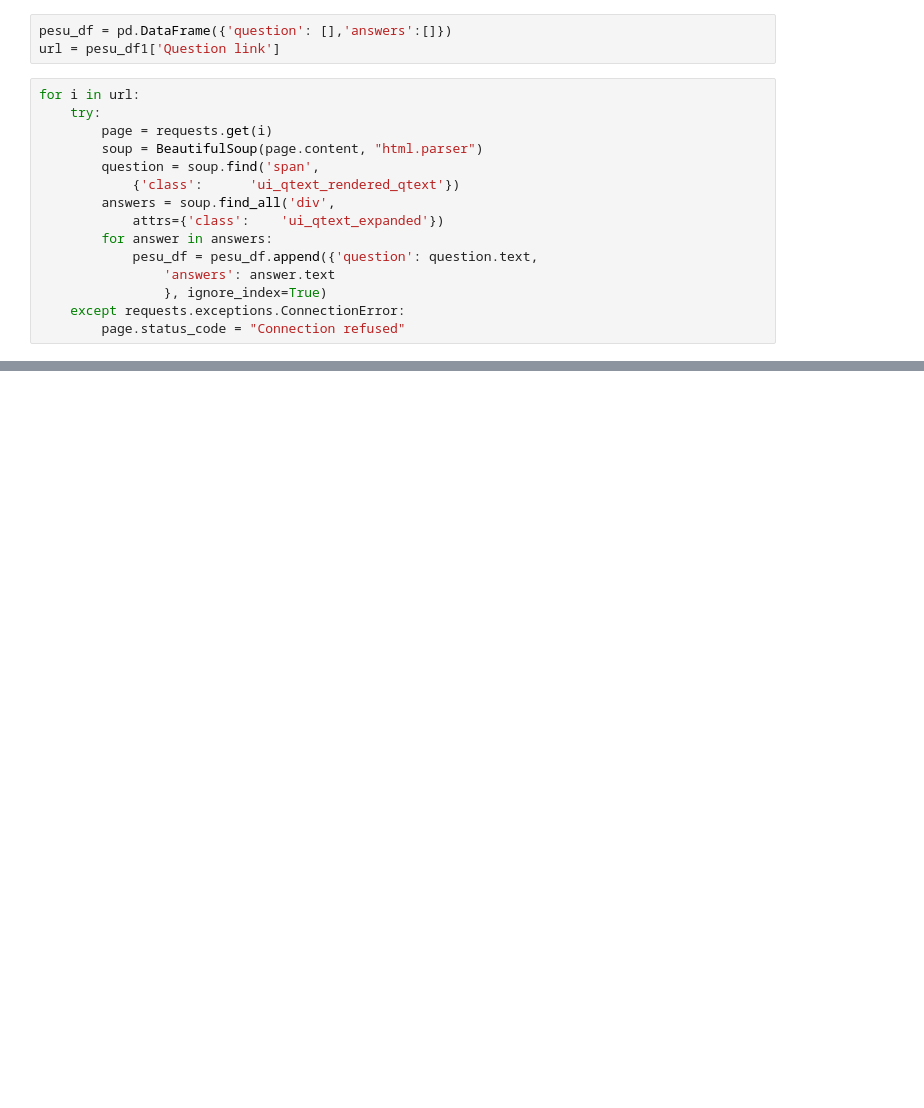
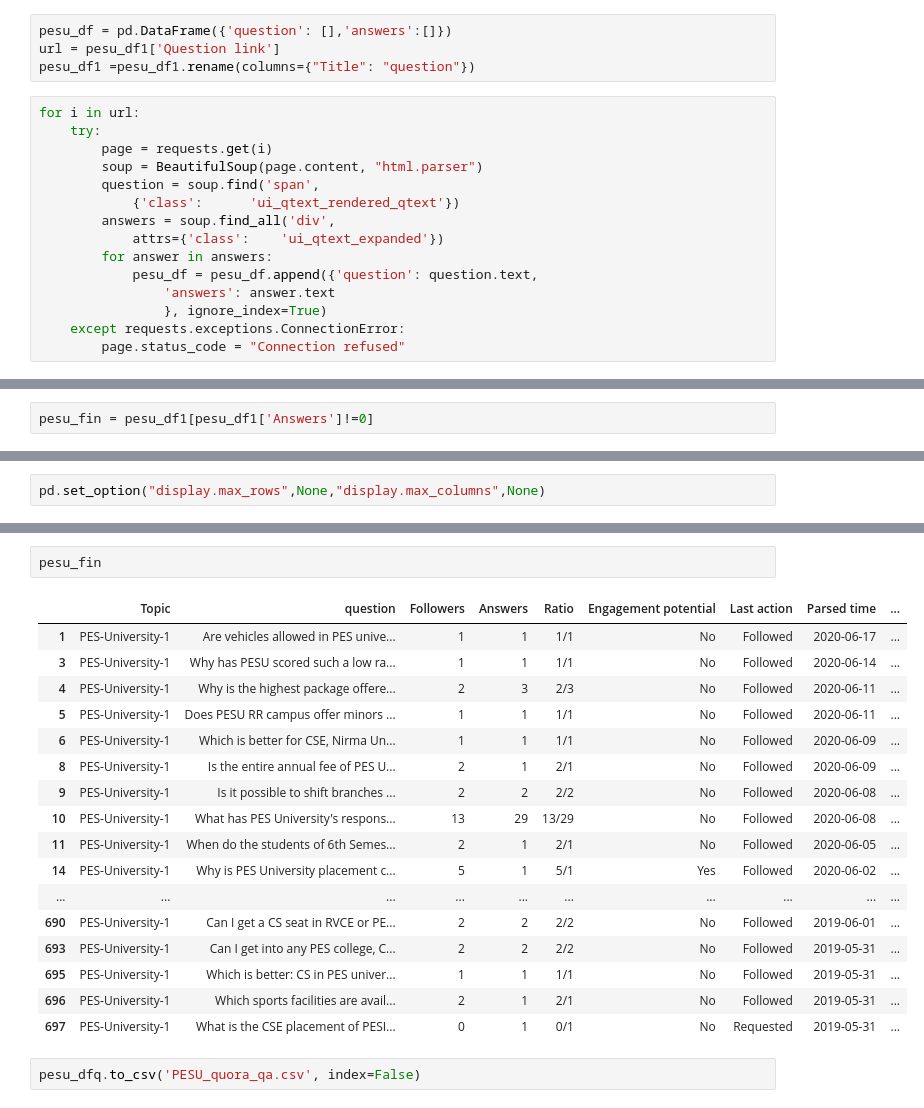
Before and after one commit to urmikakasi/UniversityRanking, a Jupyter notebook: Scraping/Quora/Quora_scraping.ipynb, the cells around one changed output, grey strips where cells are left out. Drawn from its saved outputs; the diff is of its cells as text; blank space fills up the shorter version.

Commit message:
iitm analysis done,quora data added

```diff
--- a/Scraping/Quora/Quora_scraping.ipynb
+++ b/Scraping/Quora/Quora_scraping.ipynb
@@ -8,6 +12,7 @@ pesu_df1= pd.read_csv('C:\\Users\\KIRHIKAGURUMURTHY\\Desktop\\PES stuff\\Project
 # %%
 pesu_df = pd.DataFrame({'question': [],'answers':[]})
 url = pesu_df1['Question link']
+pesu_df1 =pesu_df1.rename(columns={"Title": "question"})
 # %%
 for i in url:
     try:
@@ -64,0 +149,2 @@ pesu_final.to_csv('PESU_quora.csv', index=False)
+# %%
+pesu_fin = pesu_df1[pesu_df1['Answers']!=0]
@@ -64,0 +189,2 @@ pesu_final.to_csv('PESU_quora.csv', index=False)
+# %%
+pd.set_option("display.max_rows",None,"display.max_columns",None)
@@ -64,0 +231,22 @@ pesu_final.to_csv('PESU_quora.csv', index=False)
+# %%
+pesu_fin
+# %% [output]
+|  | Topic | question | Followers | Answers | Ratio | Engagement potential | Last action | Parsed time | ... |
+| 1 | PES-University-1 | Are vehicles allowed in PES unive... | 1 | 1 | 1/1 | No | Followed | 2020-06-17 | ... |
+| 3 | PES-University-1 | Why has PESU scored such a low ra... | 1 | 1 | 1/1 | No | Followed | 2020-06-14 | ... |
+| 4 | PES-University-1 | Why is the highest package offere... | 2 | 3 | 2/3 | No | Followed | 2020-06-11 | ... |
+| 5 | PES-University-1 | Does PESU RR campus offer minors ... | 1 | 1 | 1/1 | No | Followed | 2020-06-11 | ... |
+| 6 | PES-University-1 | Which is better for CSE, Nirma Un... | 1 | 1 | 1/1 | No | Followed | 2020-06-09 | ... |
+| 8 | PES-University-1 | Is the entire annual fee of PES U... | 2 | 1 | 2/1 | No | Followed | 2020-06-09 | ... |
+| 9 | PES-University-1 | Is it possible to shift branches ... | 2 | 2 | 2/2 | No | Followed | 2020-06-08 | ... |
+| 10 | PES-University-1 | What has PES University's respons... | 13 | 29 | 13/29 | No | Followed | 2020-06-08 | ... |
+| 11 | PES-University-1 | When do the students of 6th Semes... | 2 | 1 | 2/1 | No | Followed | 2020-06-05 | ... |
+| 14 | PES-University-1 | Why is PES University placement c... | 5 | 1 | 5/1 | Yes | Followed | 2020-06-02 | ... |
+| ... | ... | ... | ... | ... | ... | ... | ... | ... | ... |
+| 690 | PES-University-1 | Can I get a CS seat in RVCE or PE... | 2 | 2 | 2/2 | No | Followed | 2019-06-01 | ... |
+| 693 | PES-University-1 | Can I get into any PES college, C... | 2 | 2 | 2/2 | No | Followed | 2019-05-31 | ... |
+| 695 | PES-University-1 | Which is better: CS in PES univer... | 1 | 1 | 1/1 | No | Followed | 2019-05-31 | ... |
+| 696 | PES-University-1 | Which sports facilities are avail... | 2 | 1 | 2/1 | No | Followed | 2019-05-31 | ... |
+| 697 | PES-University-1 | What is the CSE placement of PESI... | 0 | 1 | 0/1 | No | Requested | 2019-05-31 | ... |
+# %%
+pesu_dfq.to_csv('PESU_quora_qa.csv', index=False)
```
Also changed, not shown: parts of 16 cells of this notebook, 6 other files.
